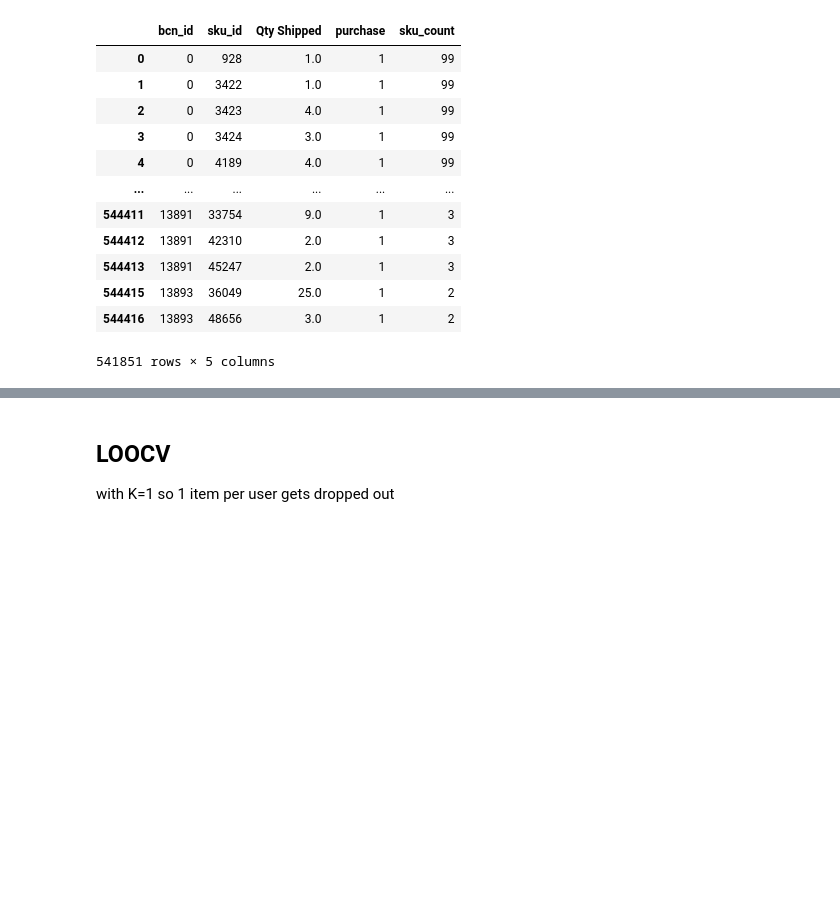
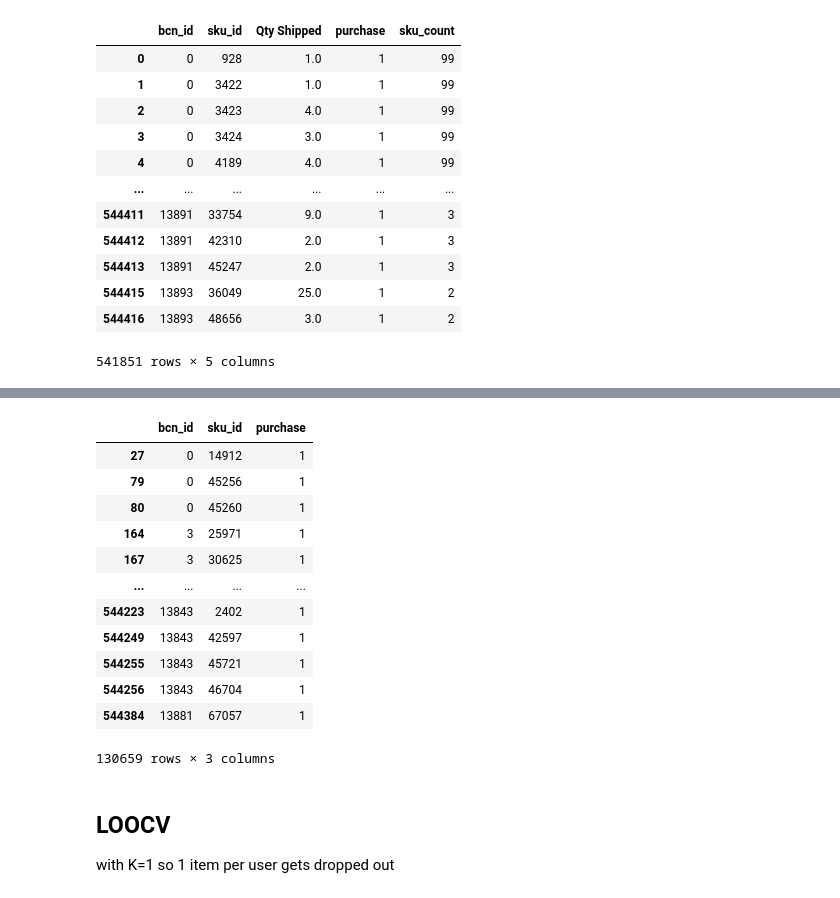
Before and after one commit to vincm1/RecSys_Implicit, a Jupyter notebook: Alternating_Least_Squares_(ALS)_&_Bayesian_Personalized_Ranking_(BPR).ipynb, the cells around one changed output, grey strips where cells are left out. Cells and saved outputs as stored; diff of their text form; code cells hidden in the pictures; blank space fills up the shorter version.

```diff
--- a/Alternating_Least_Squares_(ALS)_&_Bayesian_Personalized_Ranking_(BPR).ipynb
+++ b/Alternating_Least_Squares_(ALS)_&_Bayesian_Personalized_Ranking_(BPR).ipynb
@@ -192,3 +211,8 @@ See the caveats in the documentation: https://pandas.pydata.org/pandas-docs/stab
 | 544415 | 13893 | 36049 | 25.0 | 1 | 2 |
 | 544416 | 13893 | 48656 | 3.0 | 1 | 2 |
 541851 rows × 5 columns
+# %%
+# change to binary data for BPR
+bpr_data = data_2[["bcn_id","sku_id"]]
+bpr_data["purchase"] = 1
+bpr_data.head(2)
@@ -195,3 +228,19 @@ See the caveats in the documentation: https://pandas.pydata.org/pandas-docs/stab
+# %%
+bpr_data
+# %% [output]
+|  | bcn_id | sku_id | purchase |
+| 27 | 0 | 14912 | 1 |
+| 79 | 0 | 45256 | 1 |
+| 80 | 0 | 45260 | 1 |
+| 164 | 3 | 25971 | 1 |
+| 167 | 3 | 30625 | 1 |
+| ... | ... | ... | ... |
+| 544223 | 13843 | 2402 | 1 |
+| 544249 | 13843 | 42597 | 1 |
+| 544255 | 13843 | 45721 | 1 |
+| 544256 | 13843 | 46704 | 1 |
+| 544384 | 13881 | 67057 | 1 |
+130659 rows × 3 columns
 # %% [markdown]
 ## LOOCV
 
```
Also changed, not shown: parts of 48 cells of this notebook.
